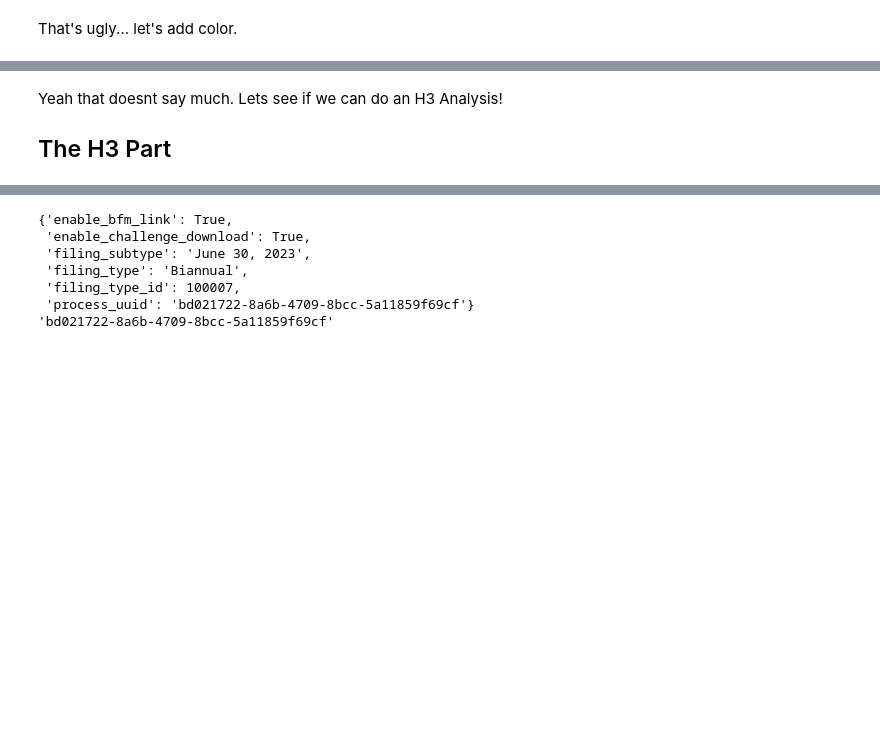
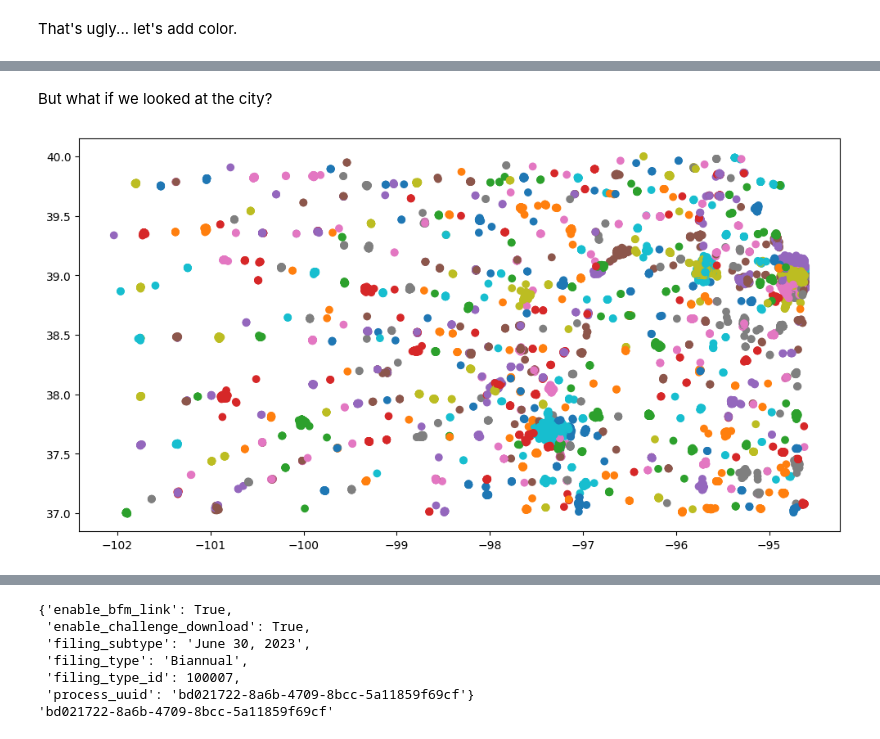
Before and after one commit to npappin-wsu/caiAnalysis, a Jupyter notebook: 2-analysis.ipynb, the cells around one changed output, grey strips where cells are left out. Saved outputs shown, nothing was run; the diff lists cells and outputs as text; code cells hidden in the pictures; blank space fills up the shorter version.

```diff
--- a/2-analysis.ipynb
+++ b/2-analysis.ipynb
@@ -39,4 +86,6 @@ ax = cai.plot(column='CAI Type', figsize=(12,12))
-# %% [markdown]
-Yeah that doesnt say much. Lets see if we can do an H3 Analysis!
-
-## The H3 Part
+# %% [markdown]
+But what if we looked at the city?
+# %%
+ax = cai.plot(column='City', figsize=(12,12))
+# %% [output]
+[figure, added]
```
Also changed, not shown: parts of 39 cells of this notebook, 2 other files.
